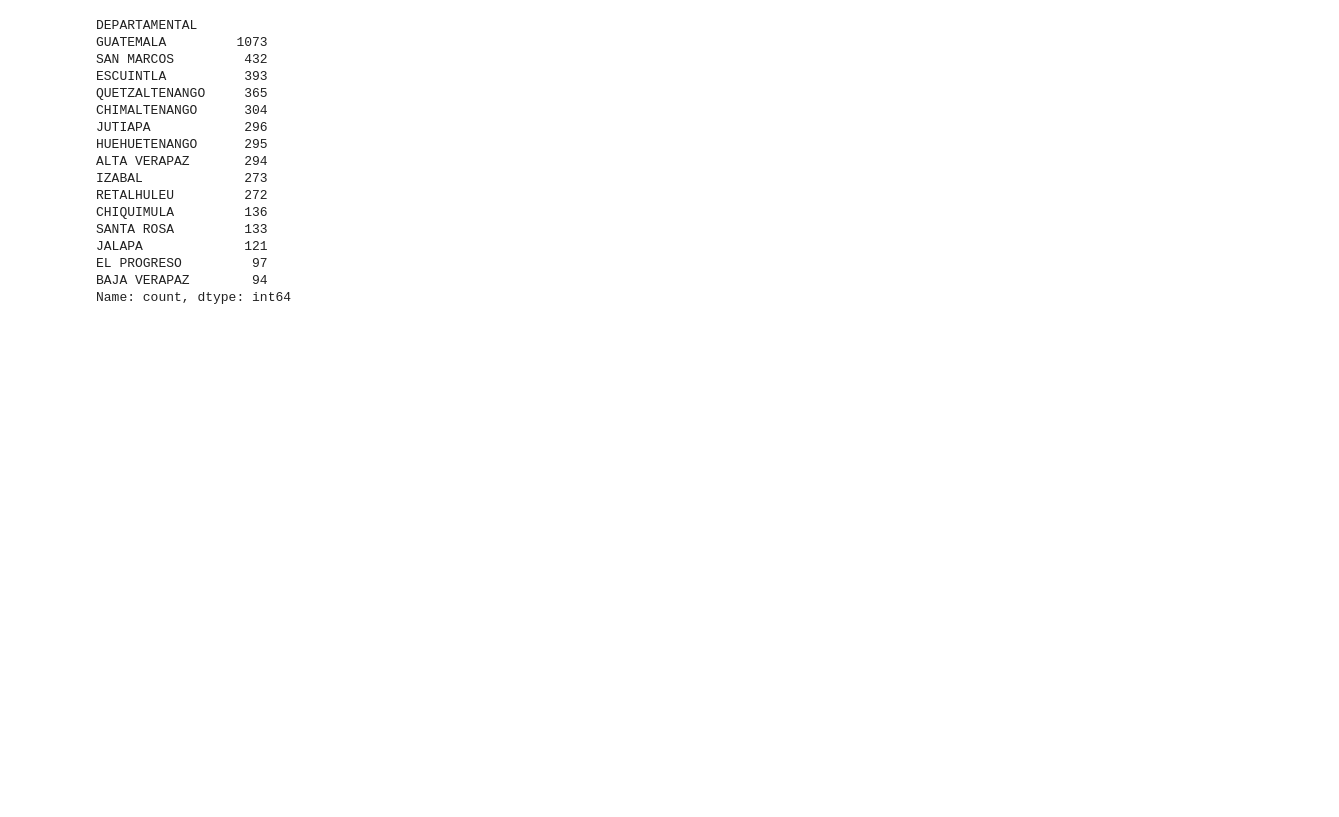
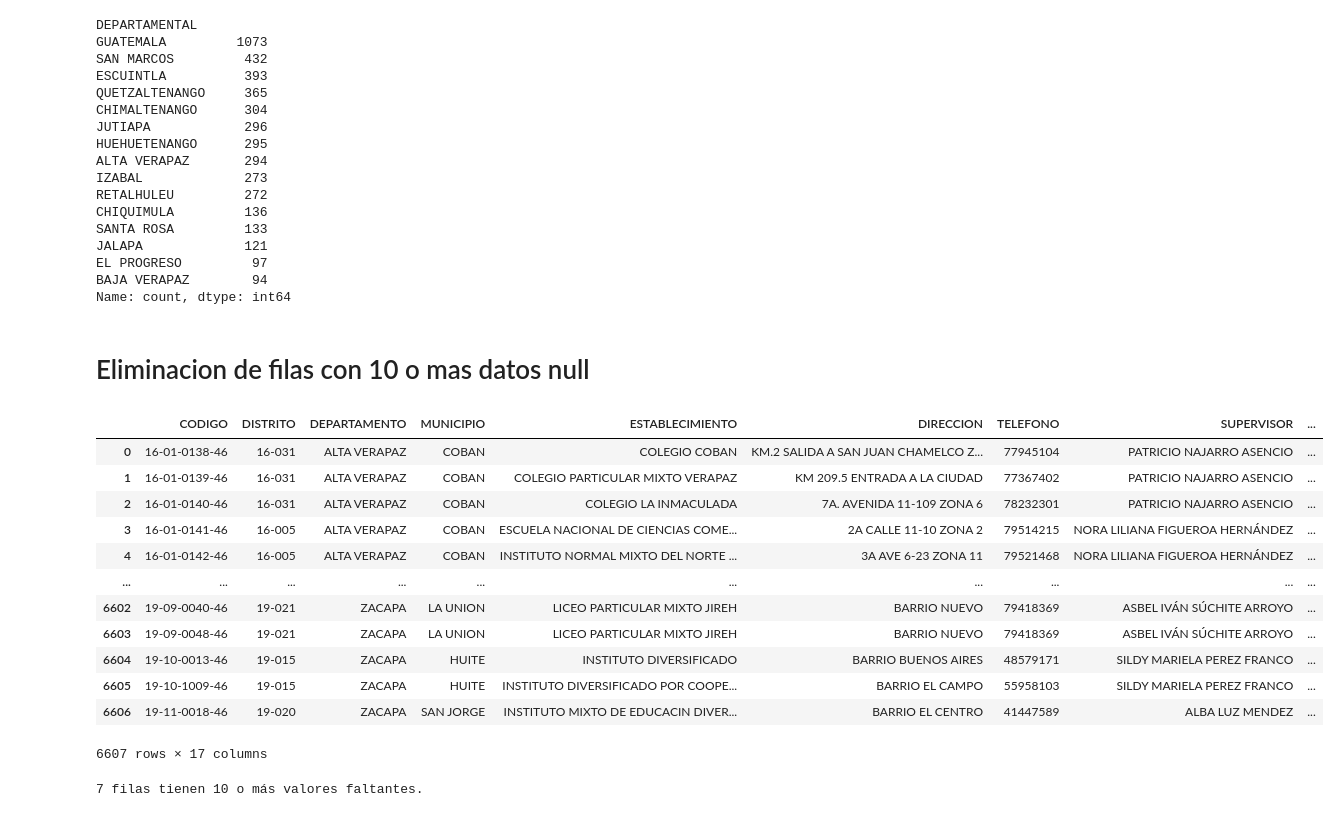
Before and after one commit to xtsebas/DS-EducationalInstitutions, a Jupyter notebook: limpieza.ipynb, the cells around one changed output. Drawn from its saved outputs; the diff is of its cells as text; code cells hidden in the pictures; blank space fills up the shorter version.

Commit message:
feat: delete rows with 10 or more null data

```diff
--- a/limpieza.ipynb
+++ b/limpieza.ipynb
@@ -479,3 +504,21 @@ JALAPA             121
 EL PROGRESO         97
 BAJA VERAPAZ        94
 Name: count, dtype: int64
+# %% [markdown]
+# Eliminacion de filas con 10 o mas datos null
+# %%
+df
+# %% [output]
+|  | CODIGO | DISTRITO | DEPARTAMENTO | MUNICIPIO | ESTABLECIMIENTO | DIRECCION | TELEFONO | SUPERVISOR | ... |
+| 0 | 16-01-0138-46 | 16-031 | ALTA VERAPAZ | COBAN | COLEGIO COBAN | KM.2 SALIDA A SAN JUAN CHAMELCO Z... | 77945104 | PATRICIO NAJARRO ASENCIO | ... |
+| 1 | 16-01-0139-46 | 16-031 | ALTA VERAPAZ | COBAN | COLEGIO PARTICULAR MIXTO VERAPAZ | KM 209.5 ENTRADA A LA CIUDAD | 77367402 | PATRICIO NAJARRO ASENCIO | ... |
+| 2 | 16-01-0140-46 | 16-031 | ALTA VERAPAZ | COBAN | COLEGIO LA INMACULADA | 7A. AVENIDA 11-109 ZONA 6 | 78232301 | PATRICIO NAJARRO ASENCIO | ... |
+| 3 | 16-01-0141-46 | 16-005 | ALTA VERAPAZ | COBAN | ESCUELA NACIONAL DE CIENCIAS COME... | 2A CALLE 11-10 ZONA 2 | 79514215 | NORA LILIANA FIGUEROA HERNÁNDEZ | ... |
+| 4 | 16-01-0142-46 | 16-005 | ALTA VERAPAZ | COBAN | INSTITUTO NORMAL MIXTO DEL NORTE ... | 3A AVE 6-23 ZONA 11 | 79521468 | NORA LILIANA FIGUEROA HERNÁNDEZ | ... |
+| ... | ... | ... | ... | ... | ... | ... | ... | ... | ... |
+| 6602 | 19-09-0040-46 | 19-021 | ZACAPA | LA UNION | LICEO PARTICULAR MIXTO JIREH | BARRIO NUEVO | 79418369 | ASBEL IVÁN SÚCHITE ARROYO | ... |
+| 6603 | 19-09-0048-46 | 19-021 | ZACAPA | LA UNION | LICEO PARTICULAR MIXTO JIREH | BARRIO NUEVO | 79418369 | ASBEL IVÁN SÚCHITE ARROYO | ... |
+| 6604 | 19-10-0013-46 | 19-015 | ZACAPA | HUITE | INSTITUTO DIVERSIFICADO | BARRIO BUENOS AIRES | 48579171 | SILDY MARIELA PEREZ FRANCO | ... |
+| 6605 | 19-10-1009-46 | 19-015 | ZACAPA | HUITE | INSTITUTO DIVERSIFICADO POR COOPE... | BARRIO EL CAMPO | 55958103 | SILDY MARIELA PEREZ FRANCO | ... |
+| 6606 | 19-11-0018-46 | 19-020 | ZACAPA | SAN JORGE | INSTITUTO MIXTO DE EDUCACIN DIVER... | BARRIO EL CENTRO | 41447589 | ALBA LUZ MENDEZ | ... |
+6607 rows × 17 columns
@@ -481,0 +531,5 @@ Name: count, dtype: int64
+# %%
+n_rows = mask.sum()
+print(f'{n_rows} filas tienen 10 o más valores faltantes.')
+# %% [output]
+7 filas tienen 10 o más valores faltantes.
```
Also changed, not shown: parts of 12 cells of this notebook.
